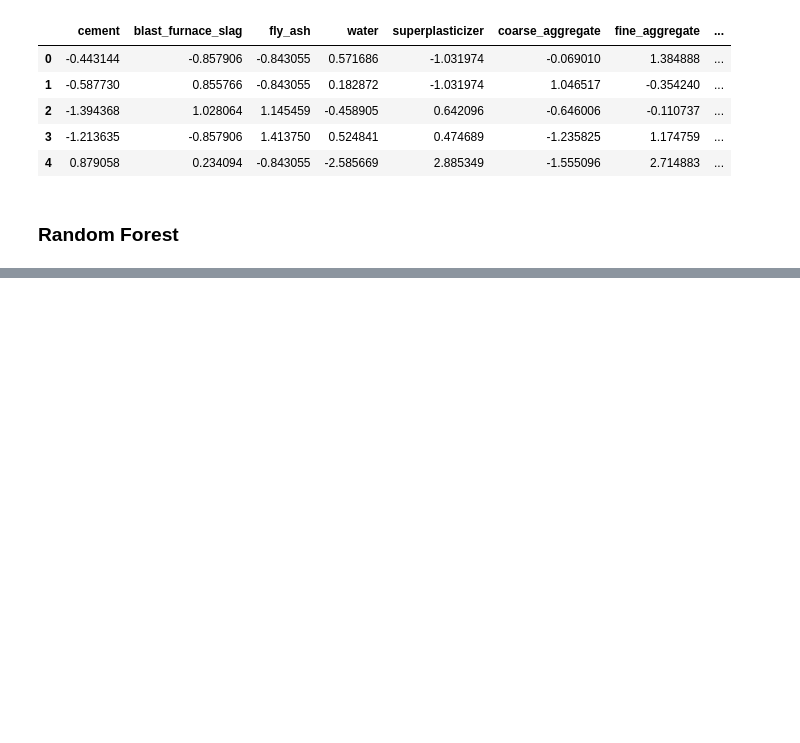
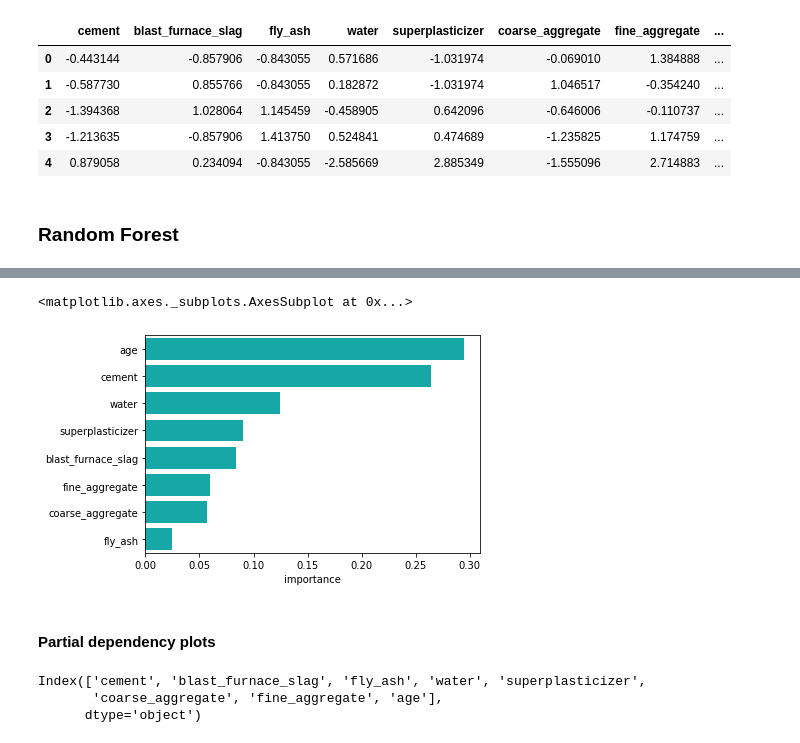
Before and after one commit to harshit-bajpai/Machine-learning-models, a Jupyter notebook: concrete_compressive_strength.ipynb, the cells around one changed output, grey strips where cells are left out. Cells and saved outputs as stored; diff of their text form; code cells hidden in the pictures; blank space fills up the shorter version.

```diff
--- a/concrete_compressive_strength.ipynb
+++ b/concrete_compressive_strength.ipynb
@@ -256,0 +632,10 @@ X_test_pre.head()
+# %%
+model = GradientBoostingRegressor()
+
+gbt_reg_random = RandomizedSearchCV(estimator = model,
+                               param_distributions = random_grid,
+                               n_iter = 200, cv = 3,
+                               verbose=2, random_state=101,
+                               n_jobs = -1, iid = True)
+
+gbt_reg_random.fit(X_train_pre, y_train)
@@ -256,0 +676,18 @@ X_test_pre.head()
+# %%
+from sklearn.model_selection import GridSearchCV
+
+param_grid = {
+                'subsample': [0.3,0.4,0.5],
+                'n_estimators': [1500,1600,1700],
+                'min_samples_split': [8,10,15,20],
+                'max_depth': [100,110,120,150],
+                'learning_rate': [0.01,0.05,0.1]}
+
+
+model = GradientBoostingRegressor()
+
+
+grid_search = GridSearchCV(estimator = model, param_grid = param_grid,
+                          cv = 3, n_jobs = -1, verbose = 2)
+
+pprint(param_grid)
@@ -256,0 +700,4 @@ X_test_pre.head()
+# %%
+grid_search.fit(X_train_pre, y_train)
+
+grid_search.best_params_
@@ -256,0 +743,6 @@ X_test_pre.head()
+# %%
+feature_importances = pd.DataFrame(grid_search.best_estimator_.feature_importances_,
+                                   index = X_train_pre.columns,
+                                    columns=['importance']).sort_values('importance',
+                                                                        ascending=False)
+feature_importances
@@ -256,0 +759,10 @@ X_test_pre.head()
+# %%
+fig, (ax) = plt.subplots(1, 1, figsize=(6,4))
+
+sns.barplot(x='importance', y=feature_importances.index,
+            data=feature_importances, color="c")
+# %% [output]
+<matplotlib.axes._subplots.AxesSubplot at 0x...>
+[figure, added]
+# %% [markdown]
+#### Partial dependency plots
@@ -256,0 +772,7 @@ X_test_pre.head()
+# %%
+names = X_train_pre.columns
+names
+# %% [output]
+Index(['cement', 'blast_furnace_slag', 'fly_ash', 'water', 'superplasticizer',
+       'coarse_aggregate', 'fine_aggregate', 'age'],
+      dtype='object')
```
Also changed, not shown: parts of 71 cells of this notebook.
